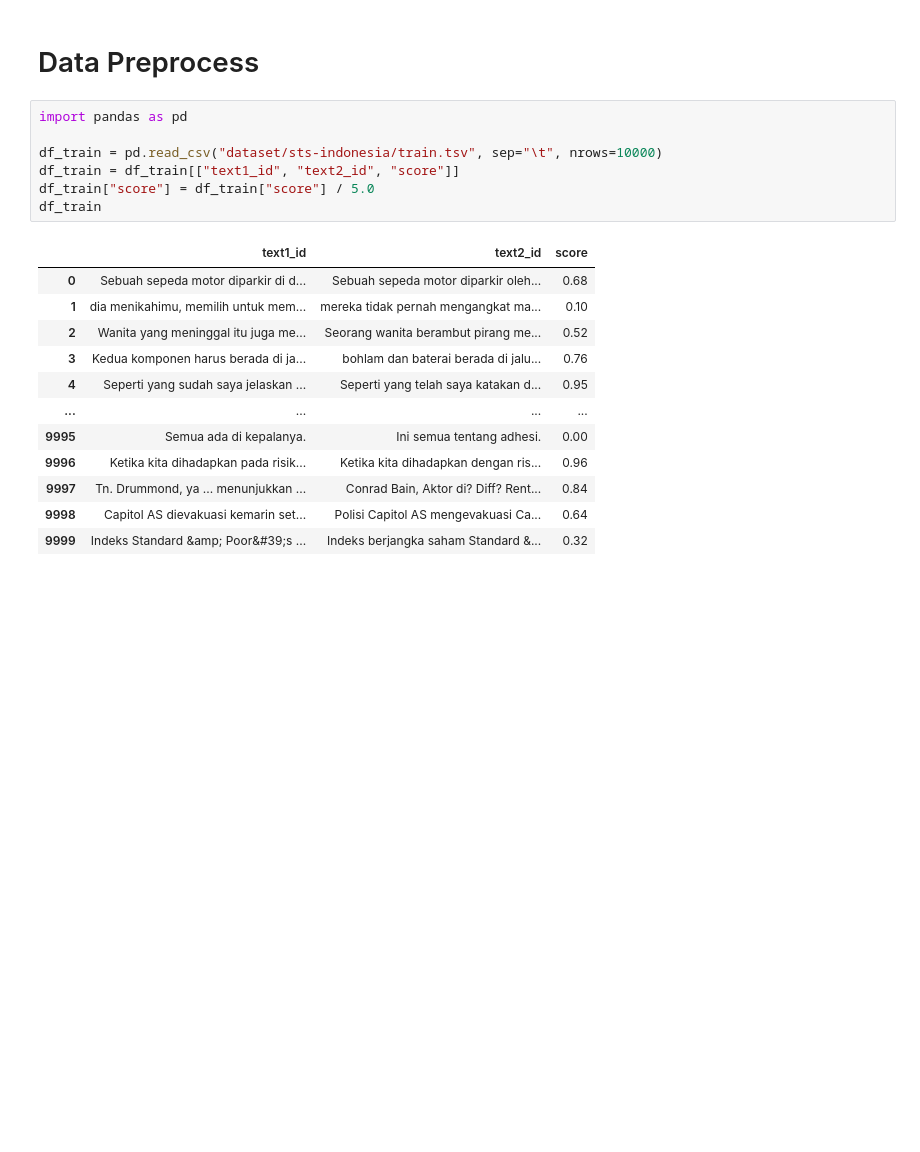
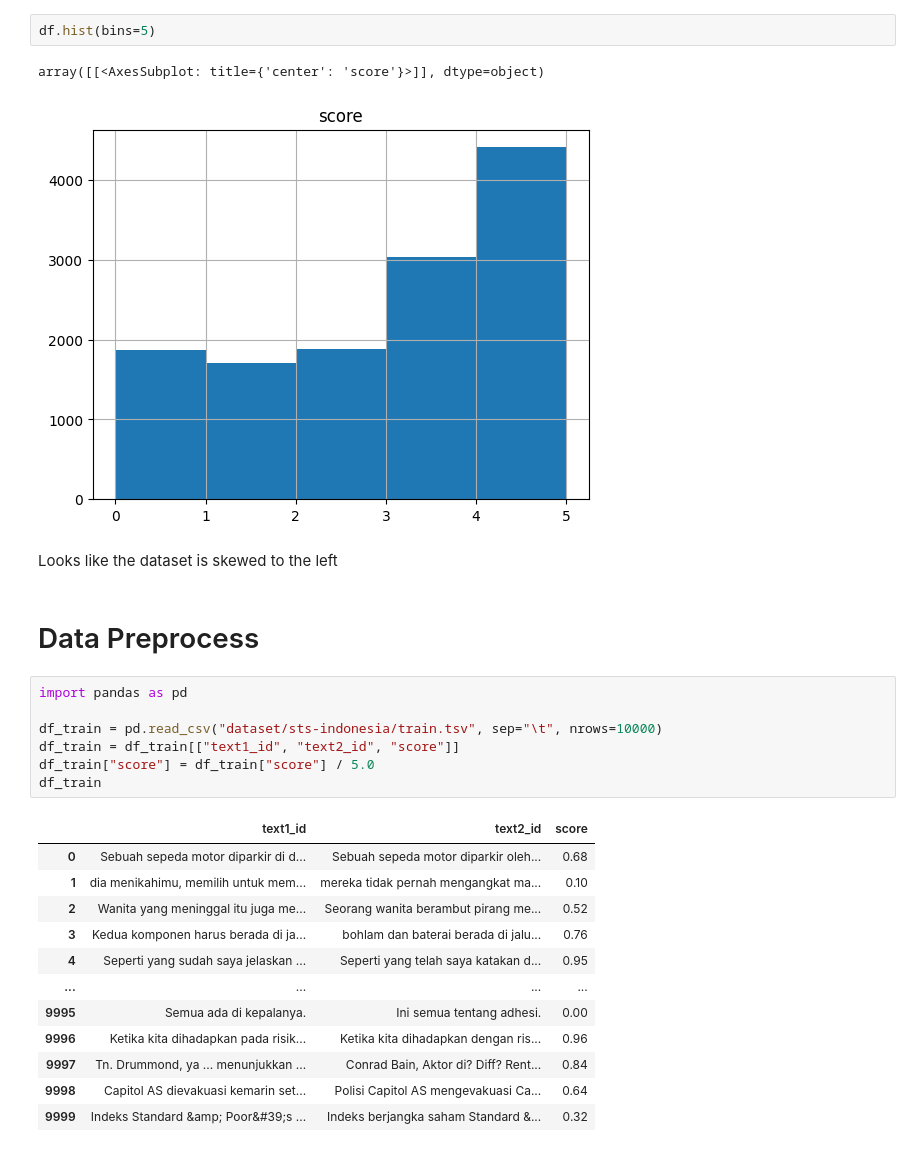
Before and after one commit to chilldenaya/sbert-summarizer, a Jupyter notebook: train_sbert_indonesia.ipynb, the cells around one changed output. Saved outputs shown, nothing was run; the diff lists cells and outputs as text; blank space fills up the shorter version.

```diff
--- a/train_sbert_indonesia.ipynb
+++ b/train_sbert_indonesia.ipynb
@@ -1,3 +35,10 @@
+# %%
+df.hist(bins=5)
+# %% [output]
+array([[<AxesSubplot: title={'center': 'score'}>]], dtype=object)
+[figure, added]
+# %% [markdown]
+Looks like the dataset is skewed to the left
 # %% [markdown]
 # Data Preprocess
 # %%
```
Also changed, not shown: parts of 7 cells of this notebook, 1 other file.
